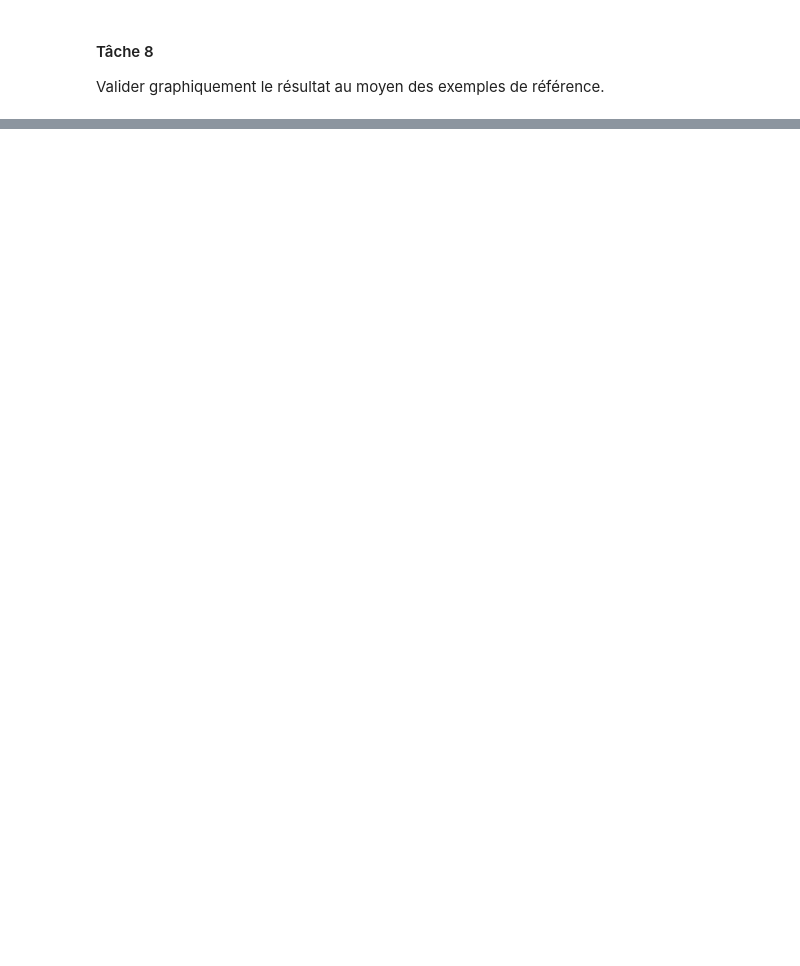
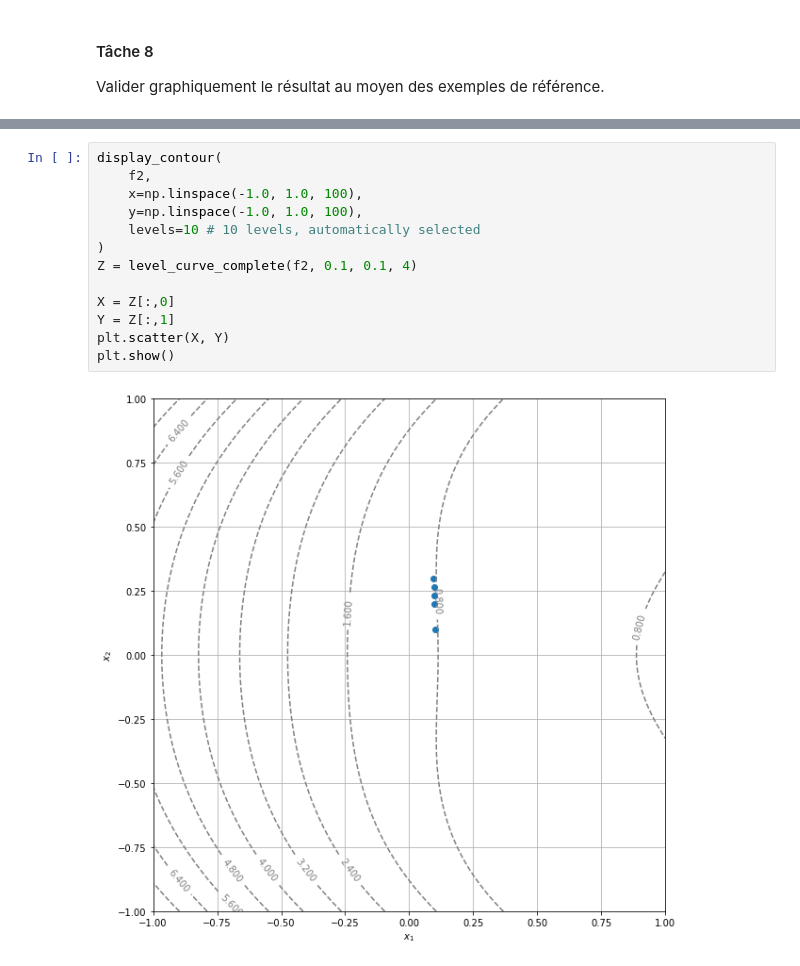
Before and after one commit to pierrelouisbinachon/Projet-Maths-info-, a Jupyter notebook: Courbe_niveau.ipynb, the cells around one changed output, grey strips where cells are left out. Cells and saved outputs as stored; diff of their text form; blank space fills up the shorter version.

```diff
--- a/Courbe_niveau.ipynb
+++ b/Courbe_niveau.ipynb
@@ -644,0 +699,15 @@ Valider graphiquement le résultat au moyen des exemples de référence.
+# %%
+display_contour(
+    f2,
+    x=np.linspace(-1.0, 1.0, 100),
+    y=np.linspace(-1.0, 1.0, 100),
+    levels=10 # 10 levels, automatically selected
+)
+Z = level_curve_complete(f2, 0.1, 0.1, 4)
+
+X = Z[:,0]
+Y = Z[:,1]
+plt.scatter(X, Y)
+plt.show()
+# %% [output]
+[figure, added]
```
Also changed, not shown: parts of 2 cells of this notebook.
